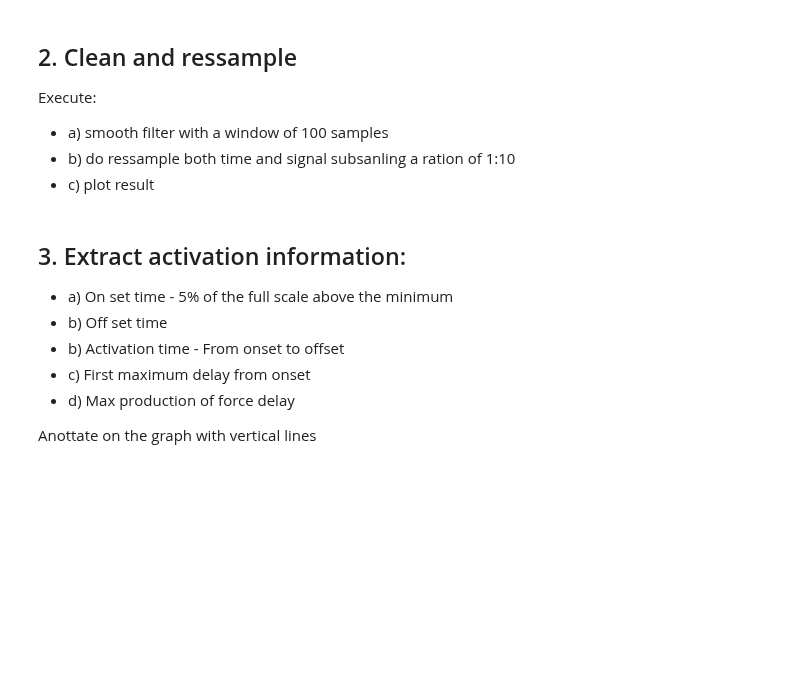
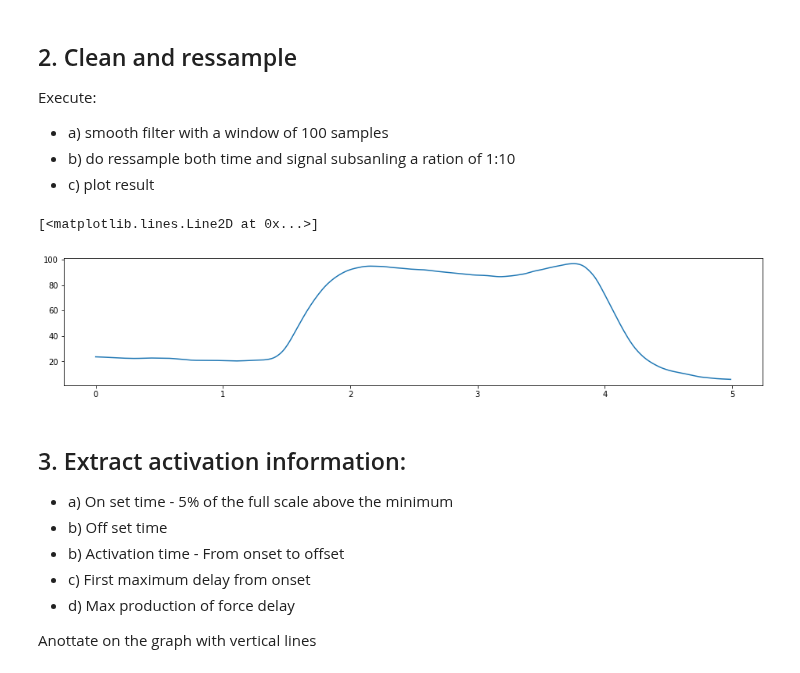
Before and after one commit to hgamboa/nova-adv-inst, a Jupyter notebook: notebooks/problems/SP 1. Force - Problem.ipynb, the cells around one changed output. Saved outputs shown, nothing was run; the diff lists cells and outputs as text; code cells hidden in the pictures; blank space fills up the shorter version.

```diff
--- a/notebooks/problems/SP 1. Force - Problem.ipynb
+++ b/notebooks/problems/SP 1. Force - Problem.ipynb
@@ -23,6 +24,16 @@ Execute:
 * a) smooth filter with a window of 100 samples
 * b) do ressample both time and signal subsanling a ration of 1:10
 * c) plot result
+# %%
+figure(figsize=(16,3))
+ss = ni.smooth(s,100)
+rs = ss[::10]
+rt = t[::10]
+
+plot(rt,rs)
+# %% [output]
+[<matplotlib.lines.Line2D at 0x...>]
+[figure, added]
 # %% [markdown]
 ## 3. Extract activation information:
 
```
Also changed, not shown: parts of 4 cells of this notebook, 1 other file.
